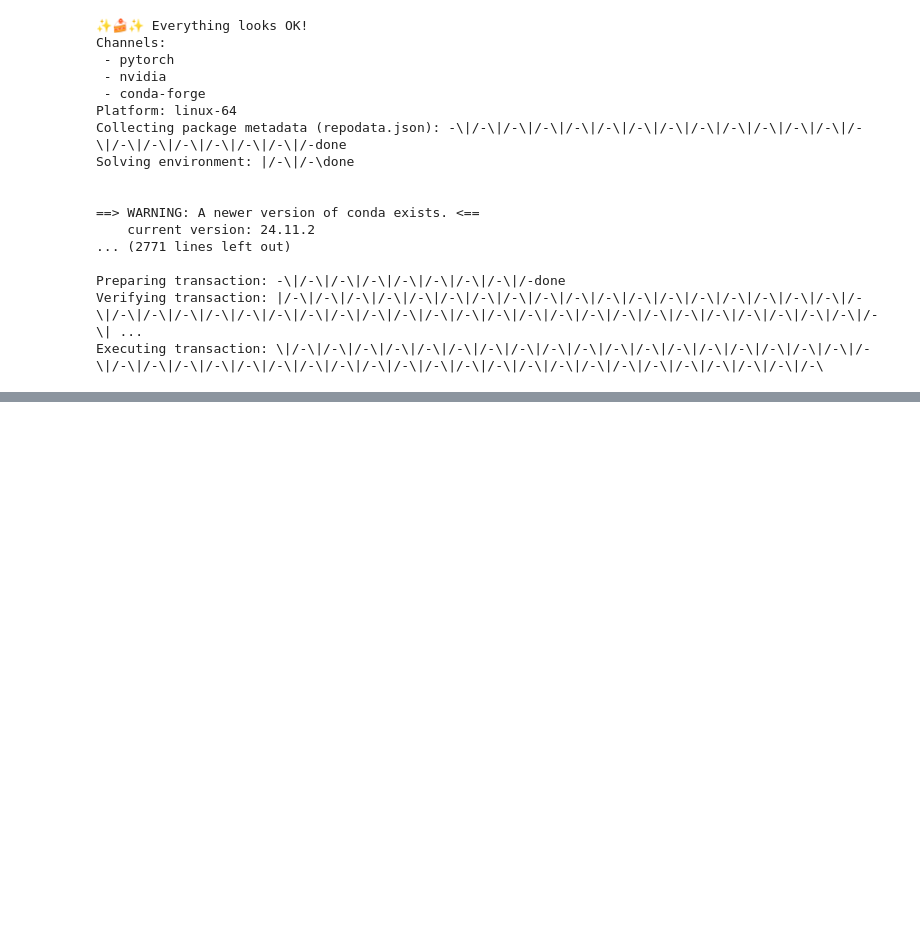
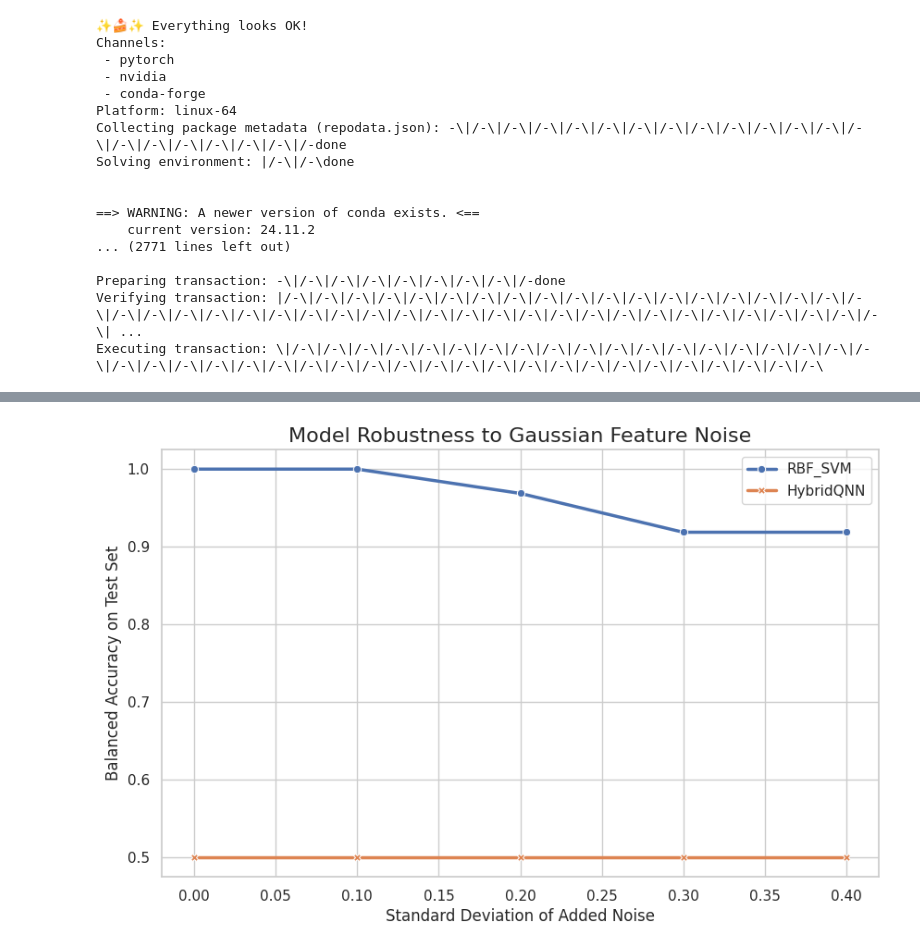
Before and after one commit to tousifo/ml_notebooks, a Jupyter notebook: qml_analysis_vs_ml,_dl.ipynb, the cells around one changed output, grey strips where cells are left out. Saved outputs shown, nothing was run; the diff lists cells and outputs as text; code cells hidden in the pictures; blank space fills up the shorter version.

```diff
--- a/qml_analysis_vs_ml,_dl.ipynb
+++ b/qml_analysis_vs_ml,_dl.ipynb
@@ -1008,0 +1361,13 @@ with open("run_full_experiment_optimized.py", "w") as f:
+# %%
+import pandas as pd
+import seaborn as sns
+import matplotlib.pyplot as plt
+df_noise = pd.read_csv('noise_results.csv')
+plt.figure(figsize=(10, 6))
+sns.lineplot(data=df_noise, x='noise_level', y='accuracy', hue='model', style='model', markers=True, dashes=False, lw=2.5)
+plt.title('Model Robustness to Gaussian Feature Noise', fontsize=16)
+plt.xlabel('Standard Deviation of Added Noise')
+plt.ylabel('Balanced Accuracy on Test Set')
+plt.legend(); plt.show()
+# %% [output]
+[figure, added]
```
Also changed, not shown: parts of 13 cells of this notebook.
